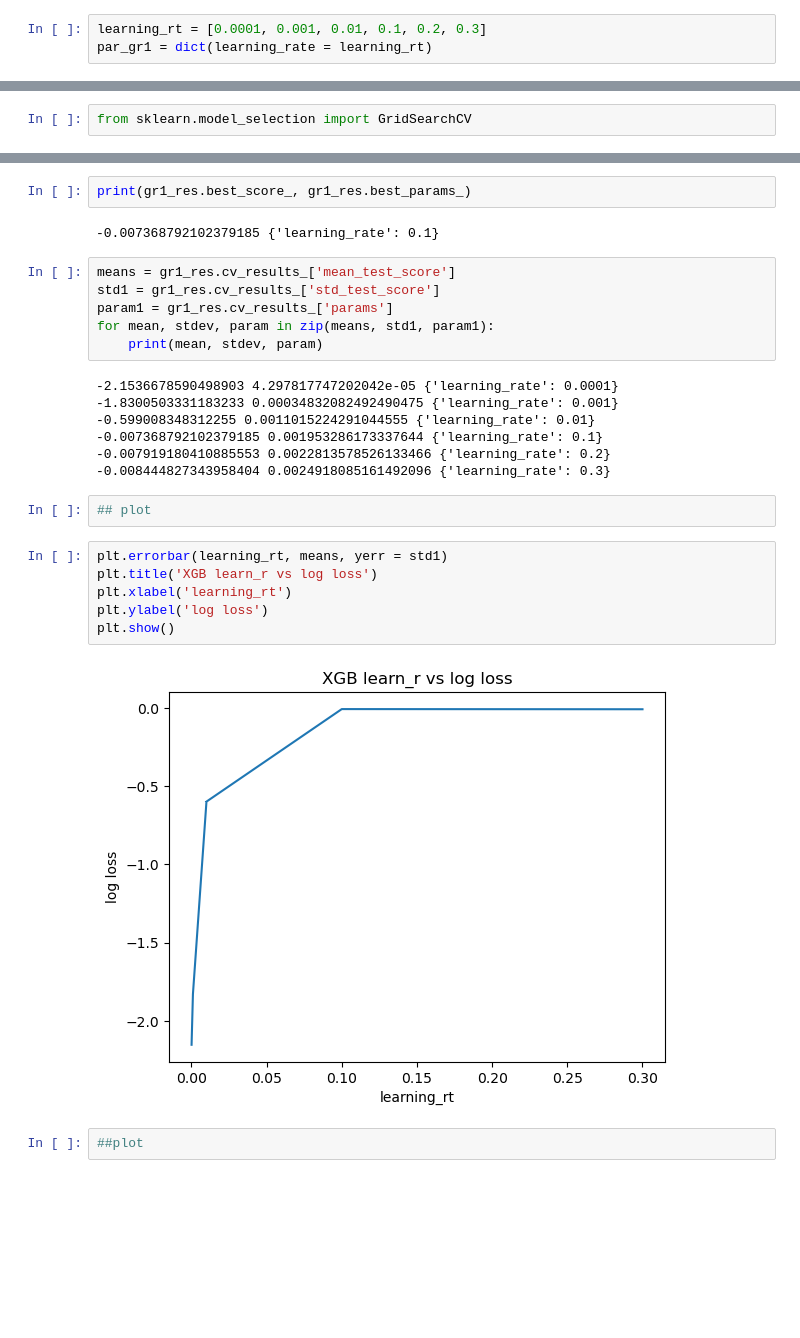
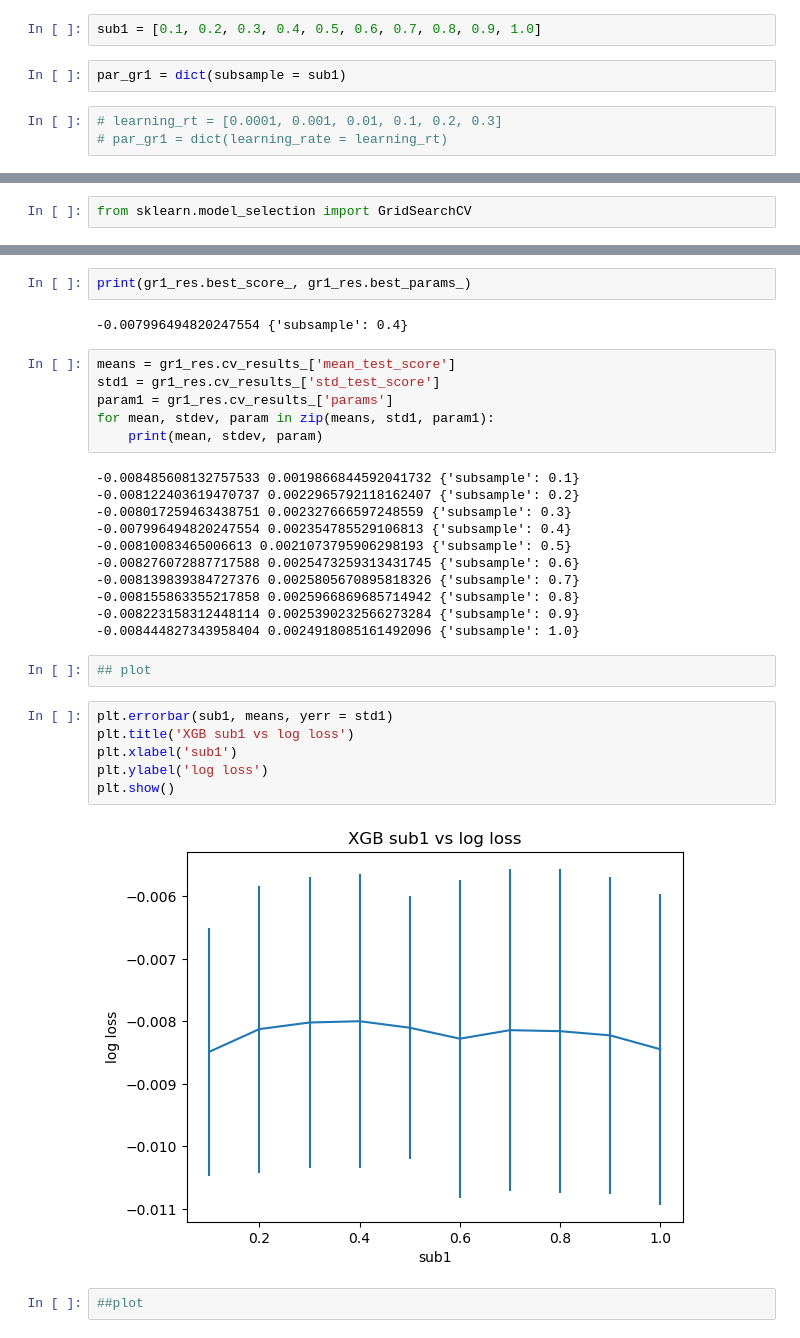
Before and after one commit to divx1979/XGB, a Jupyter notebook: Decision Tree Tuning.ipynb, the cells around one changed output, grey strips where cells are left out. Drawn from its saved outputs; the diff is of its cells as text; blank space fills up the shorter version.

Commit message:
Subsample

```diff
--- a/Decision Tree Tuning.ipynb
+++ b/Decision Tree Tuning.ipynb
@@ -56,3 +58,7 @@ mod1 = xgb.XGBClassifier()
+# %%
+sub1 = [0.1, 0.2, 0.3, 0.4, 0.5, 0.6, 0.7, 0.8, 0.9, 1.0]
+# %%
+par_gr1 = dict(subsample = sub1)
 # %%
-learning_rt = [0.0001, 0.001, 0.01, 0.1, 0.2, 0.3]
-par_gr1 = dict(learning_rate = learning_rt)
+# learning_rt = [0.0001, 0.001, 0.01, 0.1, 0.2, 0.3]
+# par_gr1 = dict(learning_rate = learning_rt)
@@ -70,7 +76,7 @@ gr1_res = gr1.fit(X, lab_enc_y)
 # %%
 print(gr1_res.best_score_, gr1_res.best_params_)
 # %% [output]
--0.007368792102379185 {'learning_rate': 0.1}
+-0.007996494820247554 {'subsample': 0.4}
 # %%
 means = gr1_res.cv_results_['mean_test_score']
 std1 = gr1_res.cv_results_['std_test_score']
@@ -78,21 +84,25 @@ param1 = gr1_res.cv_results_['params']
 for mean, stdev, param in zip(means, std1, param1):
     print(mean, stdev, param)
 # %% [output]
--2.1536678590498903 4.297817747202042e-05 {'learning_rate': 0.0001}
--1.8300503331183233 0.00034832082492490475 {'learning_rate': 0.001}
--0.599008348312255 0.0011015224291044555 {'learning_rate': 0.01}
--0.007368792102379185 0.001953286173337644 {'learning_rate': 0.1}
--0.007919180410885553 0.0022813578526133466 {'learning_rate': 0.2}
--0.008444827343958404 0.0024918085161492096 {'learning_rate': 0.3}
+-0.008485608132757533 0.0019866844592041732 {'subsample': 0.1}
+-0.008122403619470737 0.0022965792118162407 {'subsample': 0.2}
+-0.008017259463438751 0.002327666597248559 {'subsample': 0.3}
+-0.007996494820247554 0.002354785529106813 {'subsample': 0.4}
+-0.00810083465006613 0.0021073795906298193 {'subsample': 0.5}
+-0.008276072887717588 0.0025473259313431745 {'subsample': 0.6}
+-0.008139839384727376 0.0025805670895818326 {'subsample': 0.7}
+-0.008155863355217858 0.0025966869685714942 {'subsample': 0.8}
+-0.008223158312448114 0.0025390232566273284 {'subsample': 0.9}
+-0.008444827343958404 0.0024918085161492096 {'subsample': 1.0}
 # %%
 ## plot
 # %%
-plt.errorbar(learning_rt, means, yerr = std1)
-plt.title('XGB learn_r vs log loss')
-plt.xlabel('learning_rt')
+plt.errorbar(sub1, means, yerr = std1)
+plt.title('XGB sub1 vs log loss')
+plt.xlabel('sub1')
 plt.ylabel('log loss')
 plt.show()
 # %% [output]
-[figure, old version]
+[figure, new version]
 # %%
 ##plot
```
Also changed, not shown: parts of 9 cells of this notebook.
